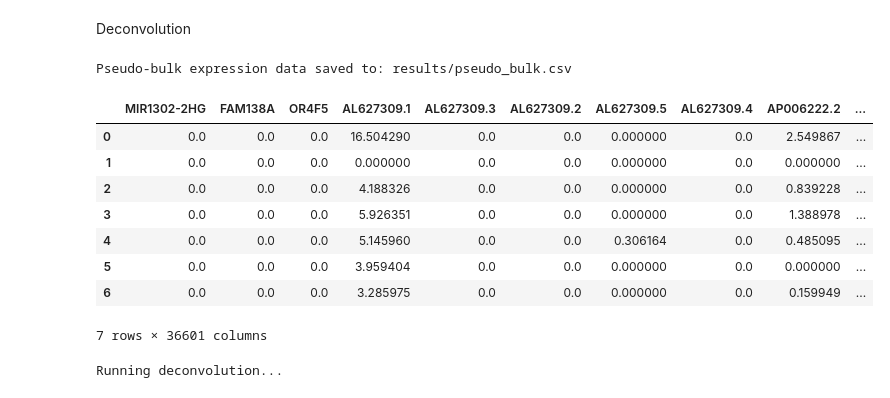
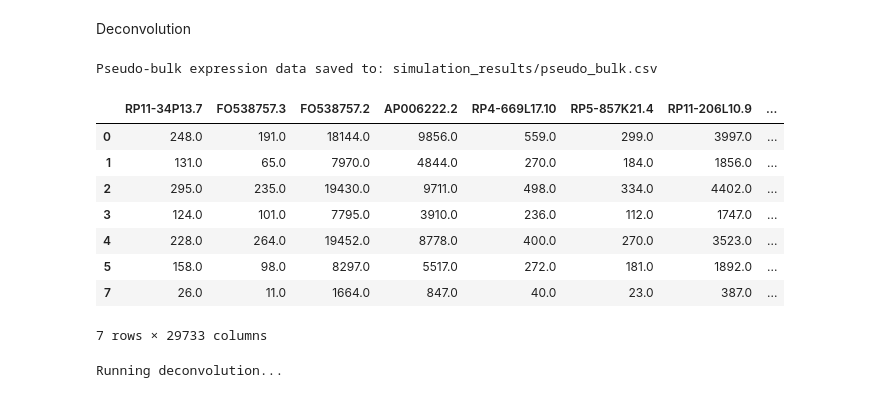
Before and after one commit to Qingyueee/DECLUST, a Jupyter notebook: tutorial.ipynb, the cells around one changed output. Drawn from its saved outputs; the diff is of its cells as text; code cells hidden in the pictures.

```diff
--- a/tutorial.ipynb
+++ b/tutorial.ipynb
@@ -6,9 +9,12 @@ Loading Data
 # %%
 # Load your spatial data and your single cell data (which should be in AnnData format)
 
-sc_adata = sc.read_h5ad('data/sc_adata.h5ad')
-st_adata = sc.read_h5ad('data/st_adata.h5ad')
+sc_adata = sc.read_h5ad('simulation_data/sc_adata.h5ad')
+sc_adata.var_names_make_unique()
+sc_adata_raw = sc_adata.copy()
+
+st_adata = sc.read_h5ad('simulation_data/st_simu_adata.h5ad')
 st_adata.var_names_make_unique()
-sc_adata.var_names_make_unique()
+st_adata_raw = st_adata.copy()
 
 coords_df = st_adata.obs.rename(columns={'array_row': 'x', 'array_col': 'y'})[['x', 'y']]
@@ -91,6 +75,6 @@ Running Hierarchical Clustering...
 # hierarchical clustering. It also selects the initial seeds for the SRG.
 # You can choose to visualize the DBSCAN clustering results.
 
-dbscan_centers_df = dc.dbscan.clustering(hierarchical_results_df, coords_df, visualize=True)
+dbscan_centers_df = dc.dbscan.clustering(hierarchical_results_df, coords_df)
 # %% [output]
 Running DBSCAN clustering...
@@ -106,6 +83,6 @@ Running DBSCAN clustering...
 
 # Finally, the SRG function further refines the clusters.
 
-srg_df = dc.srg.clustering(dbscan_centers_df, coords_df, st_top_500_genes_df)
+srg_df = dc.srg.clustering(dbscan_centers_df, coords_df, st_top_500_genes_df, show_plot = True)
 # %% [output]
 Running Seeded Region Growing...
@@ -115,21 +92,21 @@ Deconvolution
 # %%
 # You may export the pseudo-bulk gene expression profiles aggregated
 # by spatial clusters by this function:
 
 dc.deconvolution.generate_pseudo_bulk(
-    st_adata, srg_df, save_csv=True, output_path="results/pseudo_bulk.csv"
+    st_adata_raw, srg_df, save_csv=True, output_path="simulation_results/pseudo_bulk.csv"
 )
 # %% [output]
-Pseudo-bulk expression data saved to: results/pseudo_bulk.csv
+Pseudo-bulk expression data saved to: simulation_results/pseudo_bulk.csv
-|  | MIR1302-2HG | FAM138A | OR4F5 | AL627309.1 | AL627309.3 | AL627309.2 | AL627309.5 | AL627309.4 | AP006222.2 | ... |
-| 0 | 0.0 | 0.0 | 0.0 | 16.504290 | 0.0 | 0.0 | 0.000000 | 0.0 | 2.549867 | ... |
-| 1 | 0.0 | 0.0 | 0.0 | 0.000000 | 0.0 | 0.0 | 0.000000 | 0.0 | 0.000000 | ... |
-| 2 | 0.0 | 0.0 | 0.0 | 4.188326 | 0.0 | 0.0 | 0.000000 | 0.0 | 0.839228 | ... |
-| 3 | 0.0 | 0.0 | 0.0 | 5.926351 | 0.0 | 0.0 | 0.000000 | 0.0 | 1.388978 | ... |
-| 4 | 0.0 | 0.0 | 0.0 | 5.145960 | 0.0 | 0.0 | 0.306164 | 0.0 | 0.485095 | ... |
-| 5 | 0.0 | 0.0 | 0.0 | 3.959404 | 0.0 | 0.0 | 0.000000 | 0.0 | 0.000000 | ... |
-| 6 | 0.0 | 0.0 | 0.0 | 3.285975 | 0.0 | 0.0 | 0.000000 | 0.0 | 0.159949 | ... |
+|  | RP11-34P13.7 | FO538757.3 | FO538757.2 | AP006222.2 | RP4-669L17.10 | RP5-857K21.4 | RP11-206L10.9 | ... |
+| 0 | 248.0 | 191.0 | 18144.0 | 9856.0 | 559.0 | 299.0 | 3997.0 | ... |
+| 1 | 131.0 | 65.0 | 7970.0 | 4844.0 | 270.0 | 184.0 | 1856.0 | ... |
+| 2 | 295.0 | 235.0 | 19430.0 | 9711.0 | 498.0 | 334.0 | 4402.0 | ... |
+| 3 | 124.0 | 101.0 | 7795.0 | 3910.0 | 236.0 | 112.0 | 1747.0 | ... |
+| 4 | 228.0 | 264.0 | 19452.0 | 8778.0 | 400.0 | 270.0 | 3523.0 | ... |
+| 5 | 158.0 | 98.0 | 8297.0 | 5517.0 | 272.0 | 181.0 | 1892.0 | ... |
+| 7 | 26.0 | 11.0 | 1664.0 | 847.0 | 40.0 | 23.0 | 387.0 | ... |
-7 rows × 36601 columns
+7 rows × 29733 columns
 # %%
 # This function performs deconvolution using the OLS method.
 
```
Also changed, not shown: parts of 18 cells of this notebook, 1 other file.
